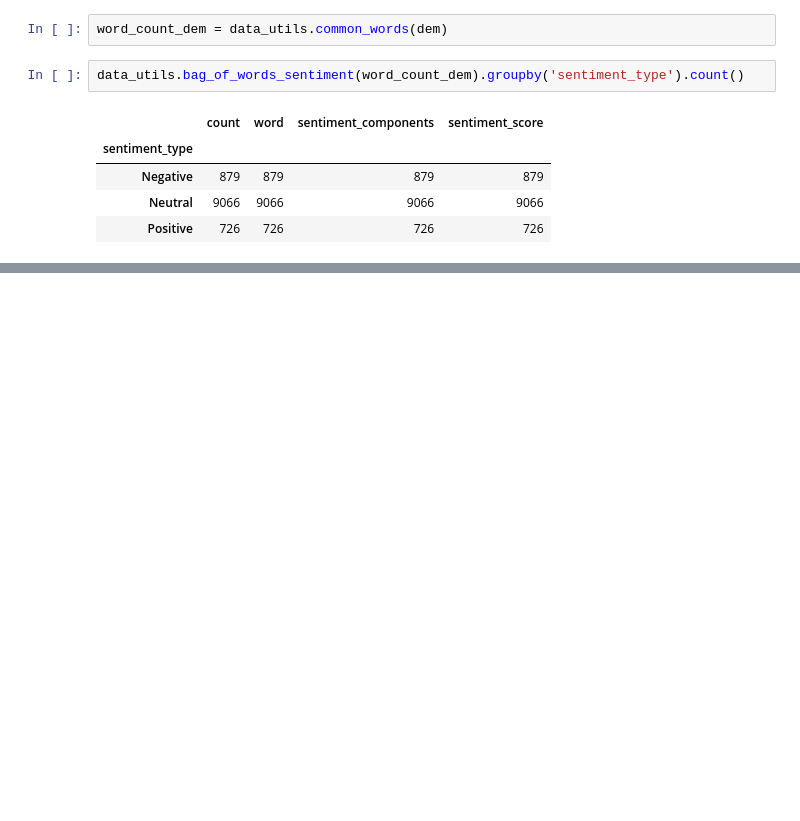
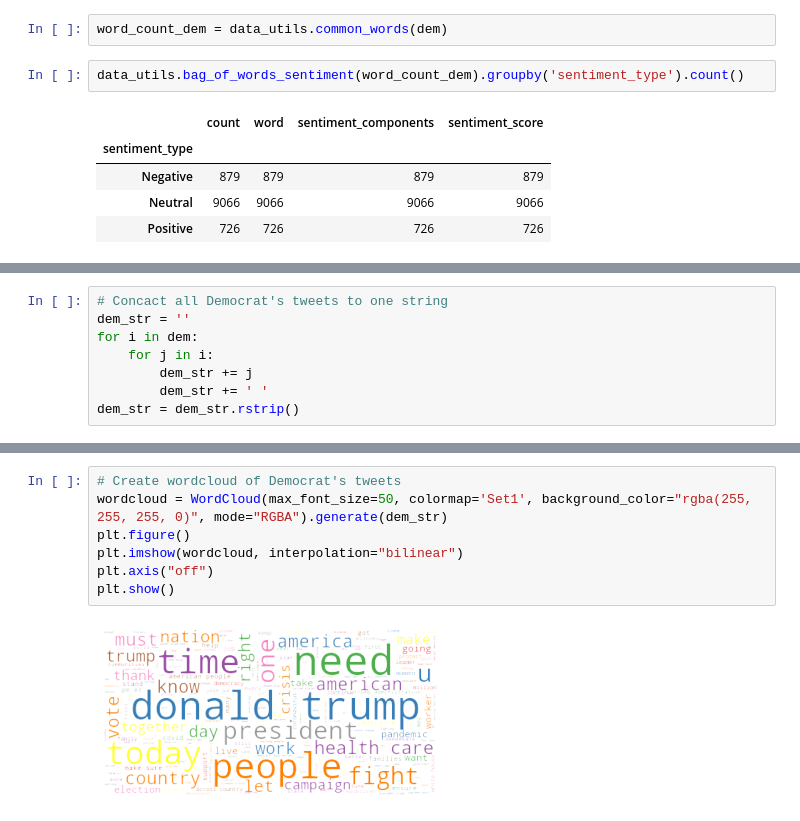
Before and after one commit to prem1835213/Election-Sentiment, a Jupyter notebook: notebooks/wk2_sentiment_analysis.ipynb, the cells around one changed output, grey strips where cells are left out. Cells and saved outputs as stored; diff of their text form; blank space fills up the shorter version.

Commit message:
Update wk2_sentiment_analysis.ipynb
dem/rep wordclouds generated

```diff
--- a/notebooks/wk2_sentiment_analysis.ipynb
+++ b/notebooks/wk2_sentiment_analysis.ipynb
@@ -353,0 +359,8 @@ data_utils.bag_of_words_sentiment(word_count_dem).groupby('sentiment_type').coun
+# %%
+# Concact all Democrat's tweets to one string
+dem_str = ''
+for i in dem:
+    for j in i:
+        dem_str += j
+        dem_str += ' '
+dem_str = dem_str.rstrip()
@@ -353,0 +375,9 @@ data_utils.bag_of_words_sentiment(word_count_dem).groupby('sentiment_type').coun
+# %%
+# Create wordcloud of Democrat's tweets
+wordcloud = WordCloud(max_font_size=50, colormap='Set1', background_color="rgba(255, 255, 255, 0)", mode="RGBA").generate(dem_str)
+plt.figure()
+plt.imshow(wordcloud, interpolation="bilinear")
+plt.axis("off")
+plt.show()
+# %% [output]
+[figure, added]
```
Also changed, not shown: parts of 5 cells of this notebook.
